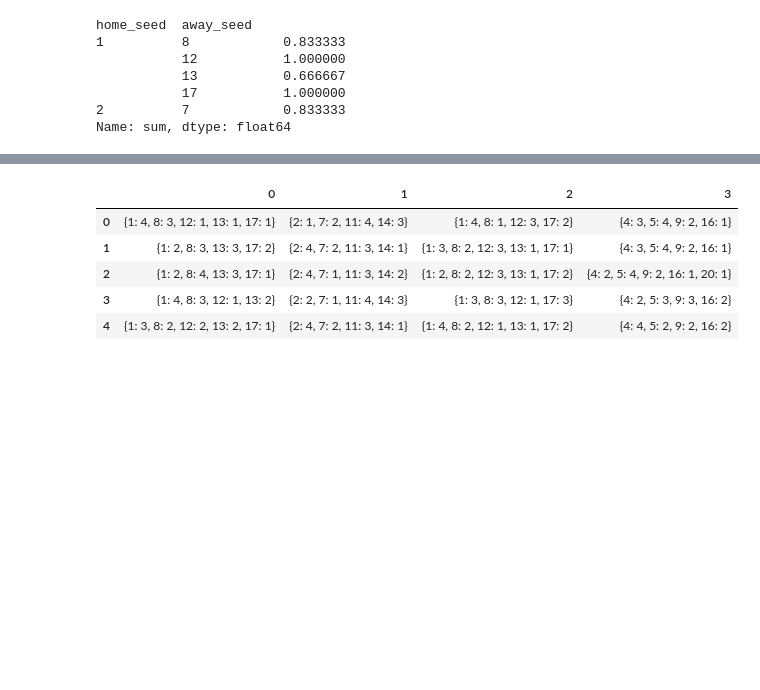
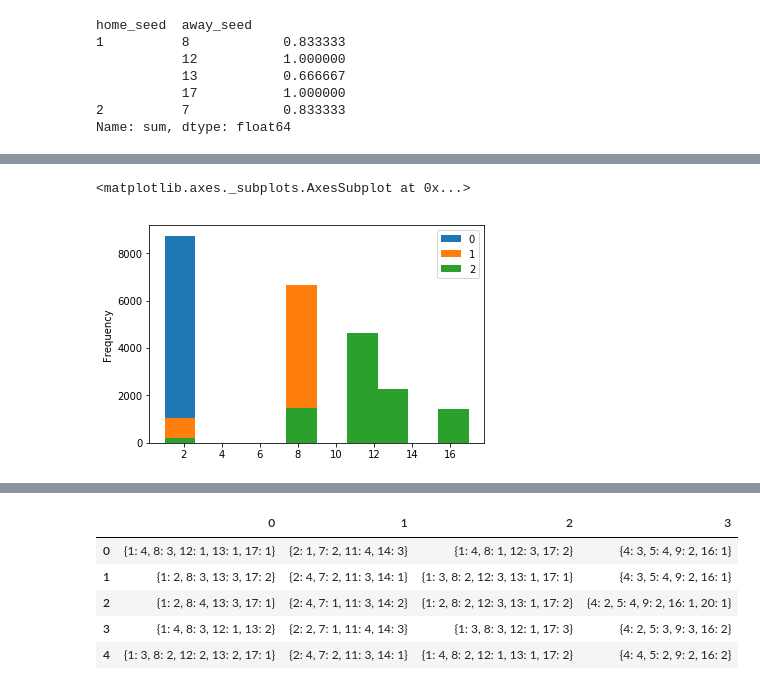
Before and after one commit to peterdobbs77/statistical_simulation, a Jupyter notebook: USAU_Nationals_DataPrep.ipynb, the cells around one changed output, grey strips where cells are left out. Saved outputs shown, nothing was run; the diff lists cells and outputs as text; code cells hidden in the pictures; blank space fills up the shorter version.

Commit message:
collected top 3 teams from pool play

```diff
--- a/USAU_Nationals_DataPrep.ipynb
+++ b/USAU_Nationals_DataPrep.ipynb
@@ -94,16 +94,16 @@ for l in range(nSimul):
     pool_standings[l][1] = dict(zip(unique_el,counts_el))
 
     # Pool C
-    pC[l][0] = 1 if (random.uniform(0,1) < pool_odds[6][15]) else 8
-    pC[l][1] = 12 if (random.uniform(0,1) < pool_odds[10][19]) else 13
-    pC[l][2] = 8 if (random.uniform(0,1) < pool_odds[3][6]) else 13
-    pC[l][3] = 12 if (random.uniform(0,1) < pool_odds[10][15]) else 17
-    pC[l][4] = 1 if (random.uniform(0,1) < pool_odds[3][19]) else 17
-    pC[l][5] = 1 if (random.uniform(0,1) < pool_odds[15][19]) else 12
-    pC[l][6] = 8 if (random.uniform(0,1) < pool_odds[3][10]) else 17
-    pC[l][7] = 1 if (random.uniform(0,1) < pool_odds[6][19]) else 13
-    pC[l][8] = 8 if (random.uniform(0,1) < pool_odds[3][15]) else 12
-    pC[l][9] = 13 if (random.uniform(0,1) < pool_odds[6][10]) else 17
+    pC[l][0] = 6 if (random.uniform(0,1) < pool_odds[6][15]) else 15
+    pC[l][1] = 10 if (random.uniform(0,1) < pool_odds[10][19]) else 19
+    pC[l][2] = 3 if (random.uniform(0,1) < pool_odds[3][6]) else 6
+    pC[l][3] = 10 if (random.uniform(0,1) < pool_odds[10][15]) else 15
+    pC[l][4] = 3 if (random.uniform(0,1) < pool_odds[3][19]) else 19
+    pC[l][5] = 15 if (random.uniform(0,1) < pool_odds[15][19]) else 19
+    pC[l][6] = 3 if (random.uniform(0,1) < pool_odds[3][10]) else 10
+    pC[l][7] = 6 if (random.uniform(0,1) < pool_odds[6][19]) else 19
+    pC[l][8] = 3 if (random.uniform(0,1) < pool_odds[3][15]) else 15
+    pC[l][9] = 6 if (random.uniform(0,1) < pool_odds[6][10]) else 10
     unique_el, counts_el = np.unique(pC[l][:],return_counts=True)
     pool_standings[l][2] = dict(zip(unique_el,counts_el))
 
@@ -129,0 +123,6 @@ pool_standings[0]
+# %%
+poolAresults = pd.DataFrame(pA).apply(lambda x: x.value_counts(),axis=1).fillna(0)
+poolBresults = pd.DataFrame(pB).apply(lambda x: x.value_counts(),axis=1).fillna(0)
+poolCresults = pd.DataFrame(pC).apply(lambda x: x.value_counts(),axis=1).fillna(0)
+poolDresults = pd.DataFrame(pD).apply(lambda x: x.value_counts(),axis=1).fillna(0)
+poolAresults.head()
@@ -129,0 +136,6 @@ pool_standings[0]
+# %%
+poolAtop3 = pd.DataFrame([poolAresults.T[j].nlargest(n=3).reset_index()['index'] for j in range(nSimul)]).reset_index(drop=True)
+poolBtop3 = pd.DataFrame([poolBresults.T[j].nlargest(n=3).reset_index()['index'] for j in range(nSimul)]).reset_index(drop=True)
+poolCtop3 = pd.DataFrame([poolCresults.T[j].nlargest(n=3).reset_index()['index'] for j in range(nSimul)]).reset_index(drop=True)
+poolDtop3 = pd.DataFrame([poolDresults.T[j].nlargest(n=3).reset_index()['index'] for j in range(nSimul)]).reset_index(drop=True)
+poolAtop3.head()
@@ -129,0 +149,5 @@ pool_standings[0]
+# %%
+poolAtop3.plot.hist()
+# %% [output]
+<matplotlib.axes._subplots.AxesSubplot at 0x...>
+[figure, added]
```
Also changed, not shown: parts of 7 cells of this notebook.
